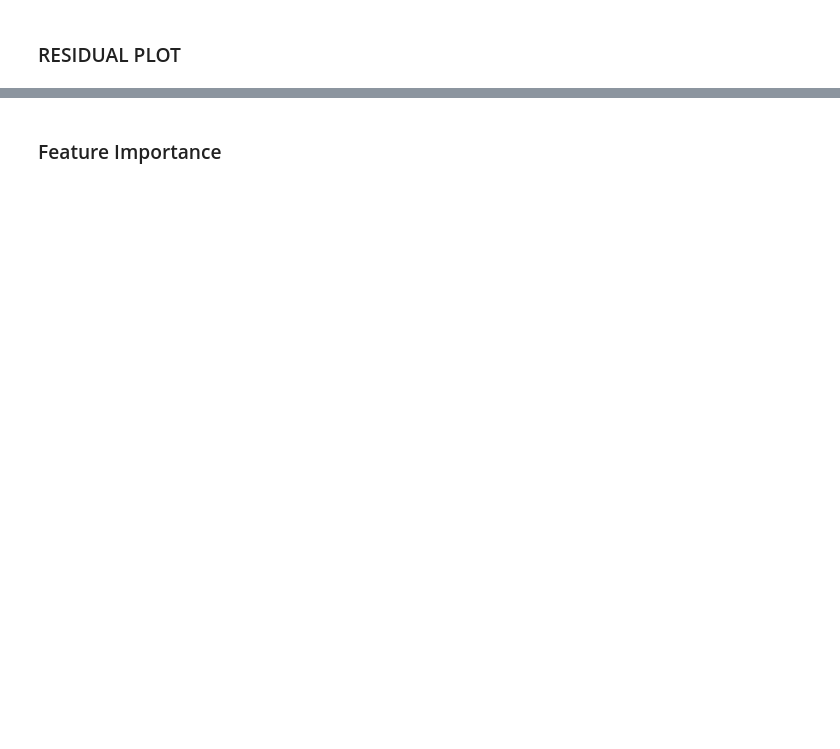
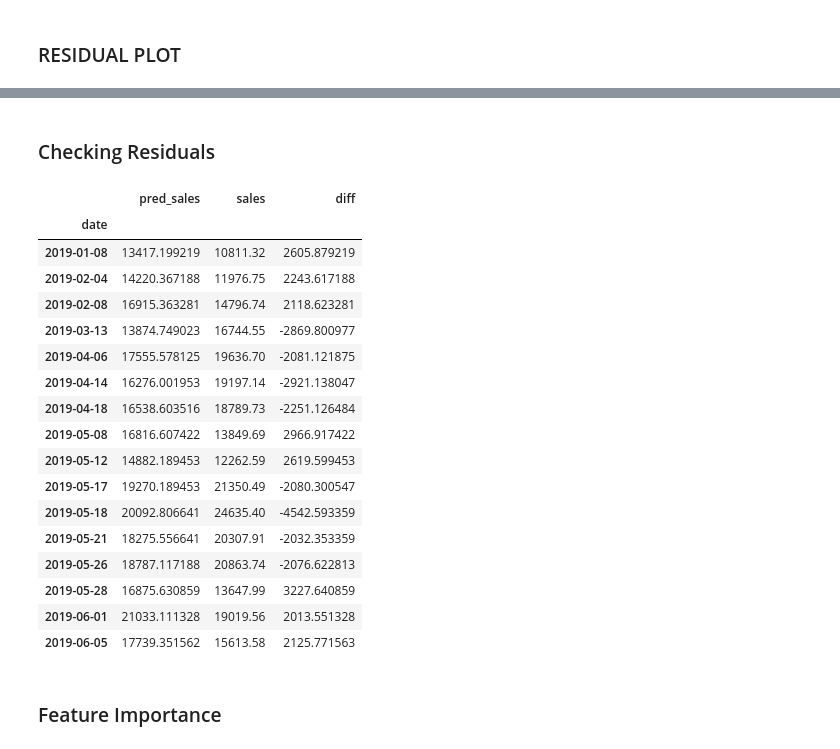
Before and after one commit to maks-p/restaurant_sales_forecasting, a Jupyter notebook: final_model.ipynb, the cells around one changed output, grey strips where cells are left out. Drawn from its saved outputs; the diff is of its cells as text; code cells hidden in the pictures; blank space fills up the shorter version.

```diff
--- a/final_model.ipynb
+++ b/final_model.ipynb
@@ -543,0 +583,37 @@ xgb_rgr = xgb_model(X_train, y_train)
+# %%
+params = {
+          'learning_rate': [0.015, 0.020, 0.025],
+          'max_depth': [3, 4, 5],
+          'min_impurity_decrease': [0.0001, 0.0025, 0.005],
+          'colsample_bytree': [0.75, 0.85, 0.95],
+          'n_estimators': [250, 275, 300],
+          'min_child_weight': [1, 2]
+        }
+
+# Grid Search Helper Function
+def xgb_grid_model(params, X_train, y_train):
+
+    objective = 'reg:linear'
+    booster = 'gbtree'
+
+    rgr = XGBRegressor(booster=booster, objective=objective, random_state = 0)
+
+    cv = 5
+    n_jobs = -1
+    scoring = 'neg_mean_squared_error'
+
+    grid = GridSearchCV(rgr, params, cv=cv, n_jobs=n_jobs, scoring=scoring, verbose=5)
+    grid = grid.fit(X_train, y_train)
+
+    best_grid_rgr = grid.best_estimator_
+
+    print('Grid Search: ', rgr.__class__.__name__, '\n')
+    print('Grid Search Best Score: ', grid.best_score_)
+    print('Grid Search Best Params: ', grid.best_params_)
+    print('Grid Search Best Estimator: ', grid.best_estimator_)
+
+    xgb_rgr = best_grid_rgr.fit(X_train, y_train)
+
+    return best_grid_rgr
+# %%
+best_grid_rgr = xgb_grid_model(params, X_train, y_train)
@@ -571,6 +673,6 @@ def tree_score(rgr, X_test, y_test, cv_features, cv_y):
 
     return pred_df
 
-pred_df = tree_score(xgb_rgr, X_test, y_test, cv_features, cv_y)
+pred_df = tree_score(best_grid_rgr, X_test, y_test, cv_features, cv_y)
 # %% [output]
 Formula Scores:
@@ -599,3 +701,28 @@ visualizer.poof();
+# %% [markdown]
+### Checking Residuals
+# %%
+res_df = pd.concat([pred_df, y_test], axis=1)
+res_df['diff'] = res_df.pred_sales - res_df.sales
+res_df[np.abs(res_df['diff']) > 2000]
+# %% [output]
+|  | pred_sales | sales | diff |
+| date |  |  |  |
+| 2019-01-08 | 13417.199219 | 10811.32 | 2605.879219 |
+| 2019-02-04 | 14220.367188 | 11976.75 | 2243.617188 |
+| 2019-02-08 | 16915.363281 | 14796.74 | 2118.623281 |
+| 2019-03-13 | 13874.749023 | 16744.55 | -2869.800977 |
+| 2019-04-06 | 17555.578125 | 19636.70 | -2081.121875 |
+| 2019-04-14 | 16276.001953 | 19197.14 | -2921.138047 |
+| 2019-04-18 | 16538.603516 | 18789.73 | -2251.126484 |
+| 2019-05-08 | 16816.607422 | 13849.69 | 2966.917422 |
+| 2019-05-12 | 14882.189453 | 12262.59 | 2619.599453 |
+| 2019-05-17 | 19270.189453 | 21350.49 | -2080.300547 |
+| 2019-05-18 | 20092.806641 | 24635.40 | -4542.593359 |
+| 2019-05-21 | 18275.556641 | 20307.91 | -2032.353359 |
+| 2019-05-26 | 18787.117188 | 20863.74 | -2076.622813 |
+| 2019-05-28 | 16875.630859 | 13647.99 | 3227.640859 |
+| 2019-06-01 | 21033.111328 | 19019.56 | 2013.551328 |
+| 2019-06-05 | 17739.351562 | 15613.58 | 2125.771563 |
 # %% [markdown]
 ### Feature Importance
 # %%
```
Also changed, not shown: parts of 37 cells of this notebook, 27 other files.
